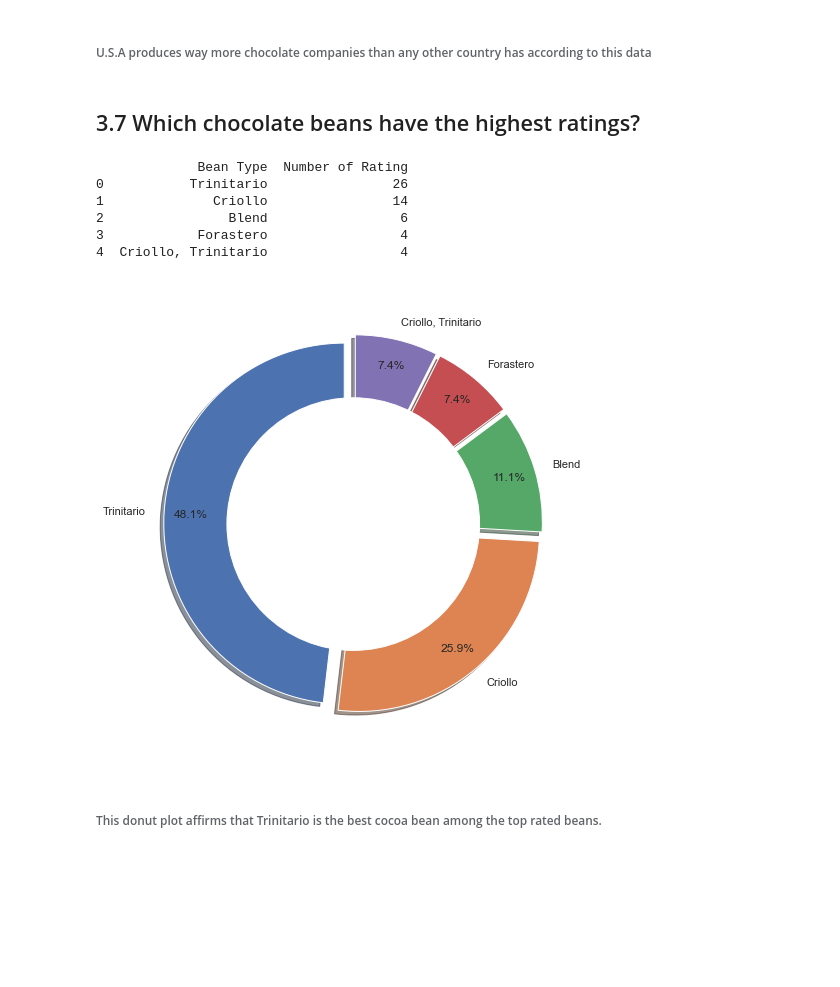
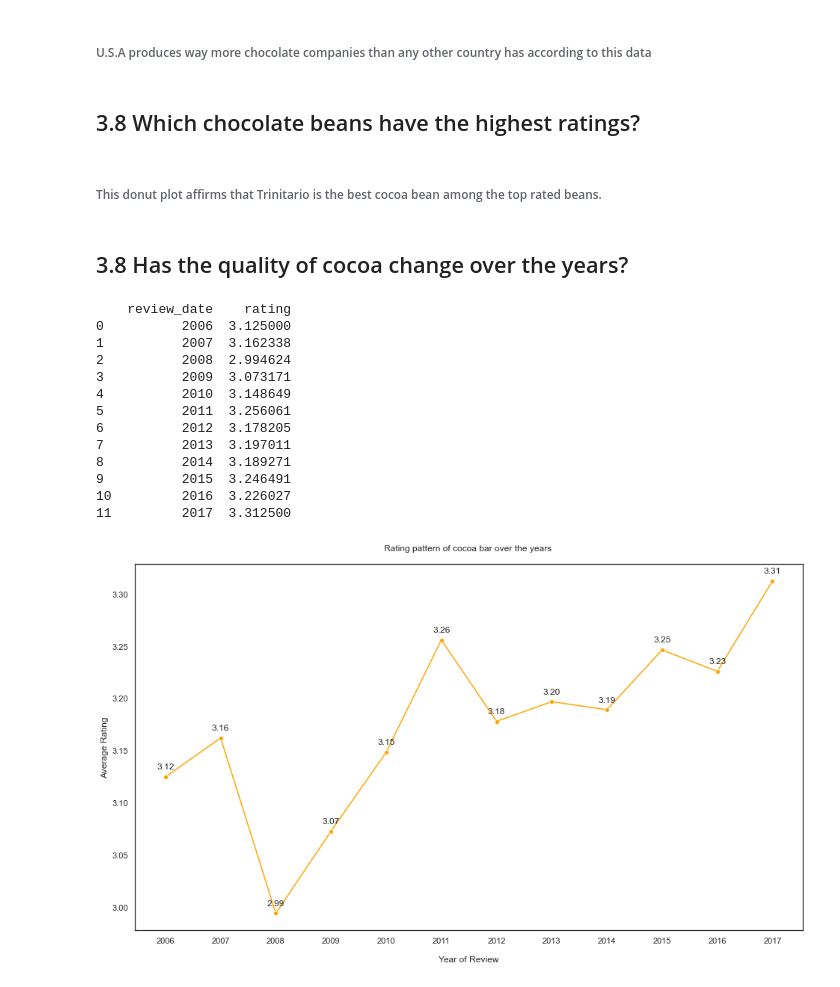
Before and after one commit to iamensah/Exploratory-Data-Analysis, a Jupyter notebook: EDA on Flavour of Cacao.ipynb, the cells around one changed output. Saved outputs shown, nothing was run; the diff lists cells and outputs as text; code cells hidden in the pictures; blank space fills up the shorter version.

```diff
--- a/EDA on Flavour of Cacao.ipynb
+++ b/EDA on Flavour of Cacao.ipynb
@@ -736,11 +716,8 @@ plt.show()
 # %% [markdown]
 ###### U.S.A produces way more chocolate companies than any other country has according to this data
 # %% [markdown]
-## 3.7 Which chocolate beans have the highest ratings?
+## 3.8 Which chocolate beans have the highest ratings?
 # %%
-# Repla all None with NaN
-data.replace(to_replace=['None'], value=np.nan, inplace=True)
-
 #create dataframe for bean_type and rating
 cols = ['bean_type','rating']
 bean_data = data[cols]
@@ -774,13 +751,50 @@ fig.gca().add_artist(my_circle)
 plt.axis('equal')
 plt.tight_layout()
 plt.show()
-# %% [output]
-             Bean Type  Number of Rating
-0           Trinitario                26
-1              Criollo                14
-2                Blend                 6
-3            Forastero                 4
-4  Criollo, Trinitario                 4
-[figure, removed]
 # %% [markdown]
 ######  This donut plot affirms that Trinitario is the best cocoa bean among the top rated beans.
+# %% [markdown]
+## 3.8 Has the quality of cocoa change over the years?
+# %%
+# Cocoa Percentage patterns over the years
+cols = ['review_date','rating']
+bar_rating = data[cols]
+bar_rating = bar_rating.groupby('review_date').aggregate({'rating':'mean'})
+bar_rating = bar_rating.reset_index()
+print(bar_rating)
+
+#visualizing of Cocoa Percentage patterns over the years
+sns.set(style='white')
+plt.figure(figsize=(16, 9))
+ax = sns.lineplot(x='review_date', y='rating', data=bar_rating, color="orange",marker='o')
+ax.set(xticks=bar_rating.review_date.values)
+plt.xlabel("\nYear of Review")
+plt.ylabel("Average Rating")
+plt.title("Rating pattern of cocoa bar over the years \n")
+
+for (x,y) in zip(bar_rating['review_date'],bar_rating['rating']):
+
+    label = "{:.2f}".format(y)
+
+    plt.annotate(label, # this is the text
+                 (x,y), # this is the point to label
+                 textcoords="offset points", # how to position the text
+                 xytext=(0,10), # distance from text to points (x,y)
+                 ha='center') # horizontal alignment can be left, right or center
+
+plt.show()
+# %% [output]
+    review_date    rating
+0          2006  3.125000
+1          2007  3.162338
+2          2008  2.994624
+3          2009  3.073171
+4          2010  3.148649
+5          2011  3.256061
+6          2012  3.178205
+7          2013  3.197011
+8          2014  3.189271
+9          2015  3.246491
+10         2016  3.226027
+11         2017  3.312500
+[figure, added]
```
Also changed, not shown: parts of 10 cells of this notebook.
